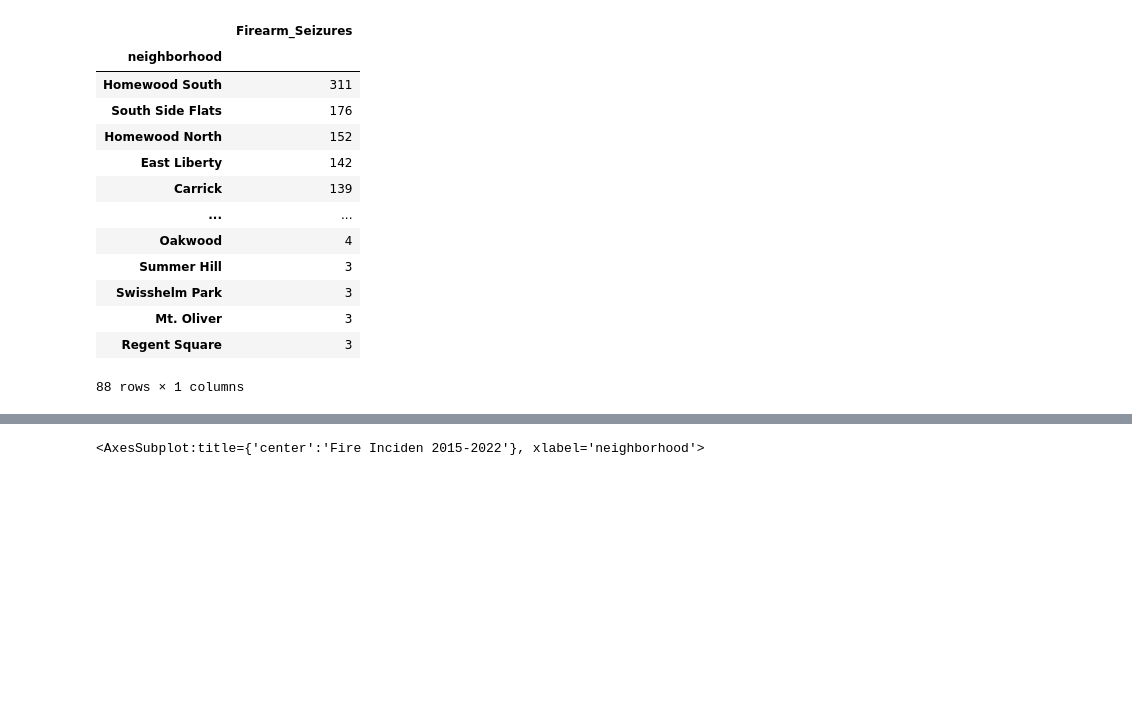
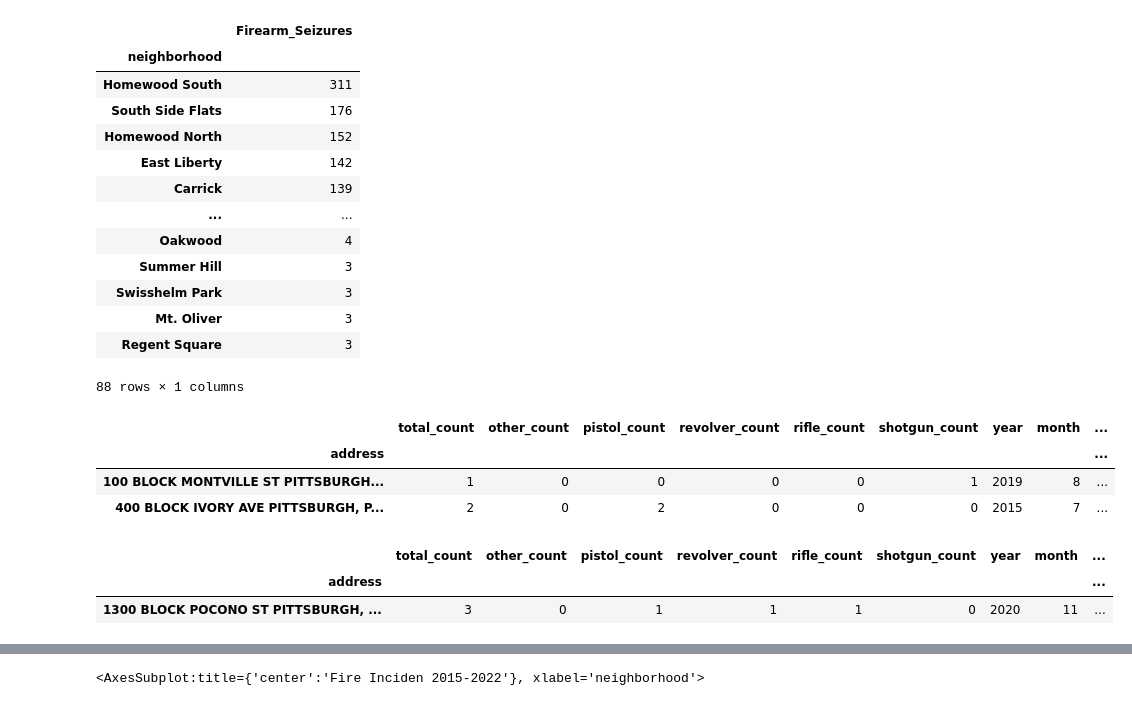
Before and after one commit to TingluR/CMPINF001-Final-Project, a Jupyter notebook: Firearm_Seizures_Data.ipynb, the cells around one changed output, grey strips where cells are left out. Saved outputs shown, nothing was run; the diff lists cells and outputs as text; code cells hidden in the pictures; blank space fills up the shorter version.

```diff
--- a/Firearm_Seizures_Data.ipynb
+++ b/Firearm_Seizures_Data.ipynb
@@ -42,3 +52,20 @@ total.sort_values("Firearm_Seizures", ascending=False)#.head(5)#True Faluse
 | Mt. Oliver | 3 |
 | Regent Square | 3 |
 88 rows × 1 columns
+# %%
+#Since these four nei fiream seize count are same, so I want go ferther to know which one is the best. I sort location by year columns with descending order.
+#the timelength of Summer Hill is the farthest away from the present.
+filtered_df = df.loc[(df['neighborhood'] == 'Summer Hill')]
+filtered_df.sort_values("year", ascending=False)
+# %% [output]
+|  | total_count | other_count | pistol_count | revolver_count | rifle_count | shotgun_count | year | month | ... |
+| address |  |  |  |  |  |  |  |  | ... |
+| 100 BLOCK MONTVILLE ST PITTSBURGH... | 1 | 0 | 0 | 0 | 0 | 1 | 2019 | 8 | ... |
+| 400 BLOCK IVORY AVE PITTSBURGH, P... | 2 | 0 | 2 | 0 | 0 | 0 | 2015 | 7 | ... |
+# %%
+filtered_df1 = df.loc[(df['neighborhood'] == 'Swisshelm Park')]
+filtered_df1.sort_values("year", ascending=False)
+# %% [output]
+|  | total_count | other_count | pistol_count | revolver_count | rifle_count | shotgun_count | year | month | ... |
+| address |  |  |  |  |  |  |  |  | ... |
+| 1300 BLOCK POCONO ST PITTSBURGH, ... | 3 | 0 | 1 | 1 | 1 | 0 | 2020 | 11 | ... |
```
Also changed, not shown: parts of 8 cells of this notebook.
